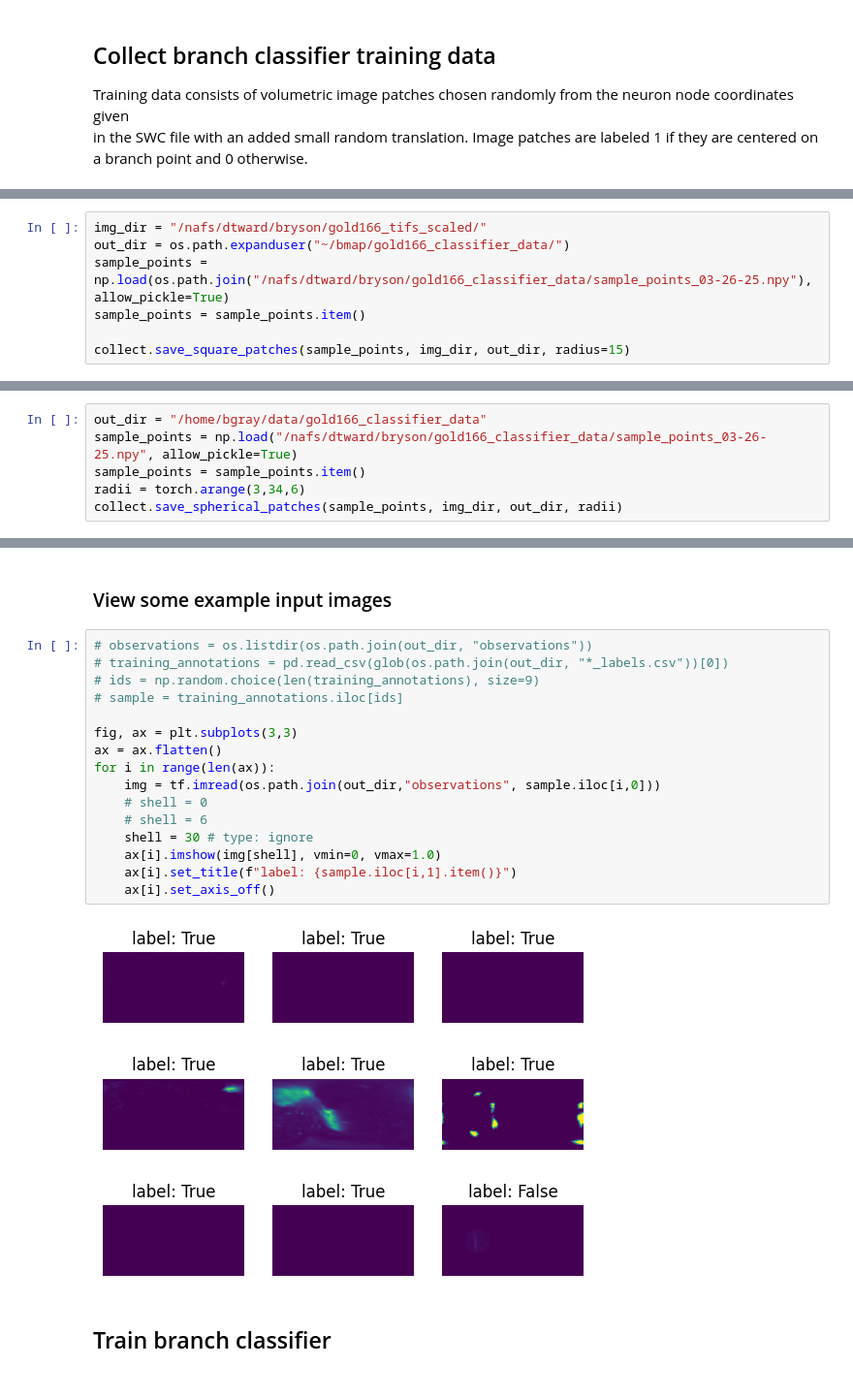
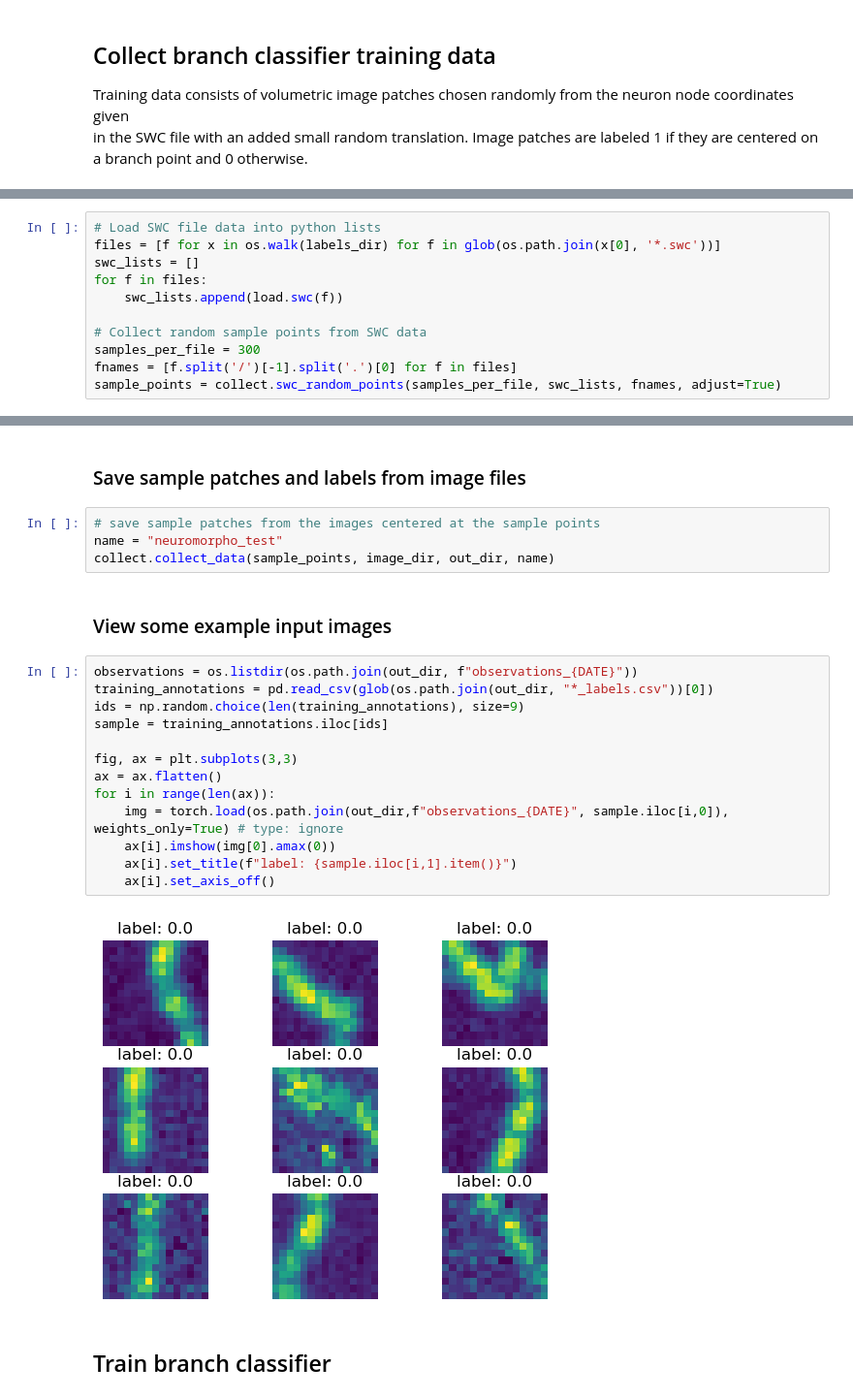
Before and after one commit to BrysonGray/neurotrack, a Jupyter notebook: branch_classifier.ipynb, the cells around one changed output, grey strips where cells are left out. Shown at 97% size. Cells and saved outputs as stored; diff of their text form.

```diff
--- a/branch_classifier.ipynb
+++ b/branch_classifier.ipynb
@@ -395,7 +45,0 @@ ax[1][2].imshow(img.max(2), cmap='gray')
-# %%
-img_dir = "/nafs/dtward/bryson/gold166_tifs_scaled/"
-out_dir = os.path.expanduser("~/bmap/gold166_classifier_data/")
-sample_points = np.load(os.path.join("/nafs/dtward/bryson/gold166_classifier_data/sample_points_03-26-25.npy"), allow_pickle=True)
-sample_points = sample_points.item()
-
-collect.save_square_patches(sample_points, img_dir, out_dir, radius=15)
@@ -404,6 +46,11 @@ collect.save_square_patches(sample_points, img_dir, out_dir, radius=15)
-# %%
-out_dir = "/home/bgray/data/gold166_classifier_data"
-sample_points = np.load("/nafs/dtward/bryson/gold166_classifier_data/sample_points_03-26-25.npy", allow_pickle=True)
-sample_points = sample_points.item()
-radii = torch.arange(3,34,6)
-collect.save_spherical_patches(sample_points, img_dir, out_dir, radii)
+# %%
+# Load SWC file data into python lists
+files = [f for x in os.walk(labels_dir) for f in glob(os.path.join(x[0], '*.swc'))]
+swc_lists = []
+for f in files:
+    swc_lists.append(load.swc(f))
+
+# Collect random sample points from SWC data
+samples_per_file = 300
+fnames = [f.split('/')[-1].split('.')[0] for f in files]
+sample_points = collect.swc_random_points(samples_per_file, swc_lists, fnames, adjust=True)
@@ -410,23 +61,26 @@ collect.save_spherical_patches(sample_points, img_dir, out_dir, radii)
+# %% [markdown]
+### Save sample patches and labels from image files
+# %%
+# save sample patches from the images centered at the sample points
+name = "neuromorpho_test"
+collect.collect_data(sample_points, image_dir, out_dir, name)
 # %% [markdown]
 ### View some example input images
 # %%
-# observations = os.listdir(os.path.join(out_dir, "observations"))
-# training_annotations = pd.read_csv(glob(os.path.join(out_dir, "*_labels.csv"))[0])
-# ids = np.random.choice(len(training_annotations), size=9)
-# sample = training_annotations.iloc[ids]
+observations = os.listdir(os.path.join(out_dir, f"observations_{DATE}"))
+training_annotations = pd.read_csv(glob(os.path.join(out_dir, "*_labels.csv"))[0])
+ids = np.random.choice(len(training_annotations), size=9)
+sample = training_annotations.iloc[ids]
 
 fig, ax = plt.subplots(3,3)
 ax = ax.flatten()
 for i in range(len(ax)):
-    img = tf.imread(os.path.join(out_dir,"observations", sample.iloc[i,0]))
-    # shell = 0
-    # shell = 6
-    shell = 30 # type: ignore
-    ax[i].imshow(img[shell], vmin=0, vmax=1.0)
+    img = torch.load(os.path.join(out_dir,f"observations_{DATE}", sample.iloc[i,0]), weights_only=True) # type: ignore
+    ax[i].imshow(img[0].amax(0))
     ax[i].set_title(f"label: {sample.iloc[i,1].item()}")
     ax[i].set_axis_off()
 # %% [output]
-[figure, old version]
+[figure, new version]
 # %% [markdown]
 ## Train branch classifier
 # %% [markdown]
```
Also changed, not shown: parts of 42 cells of this notebook, 37 other files.
